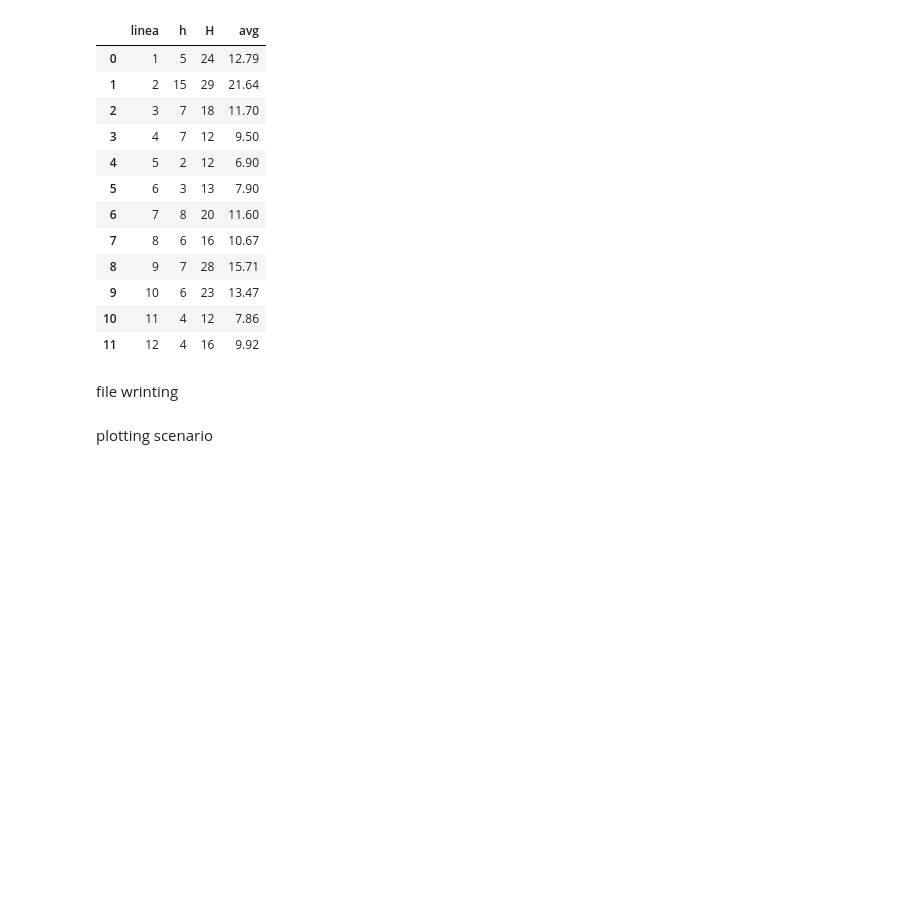
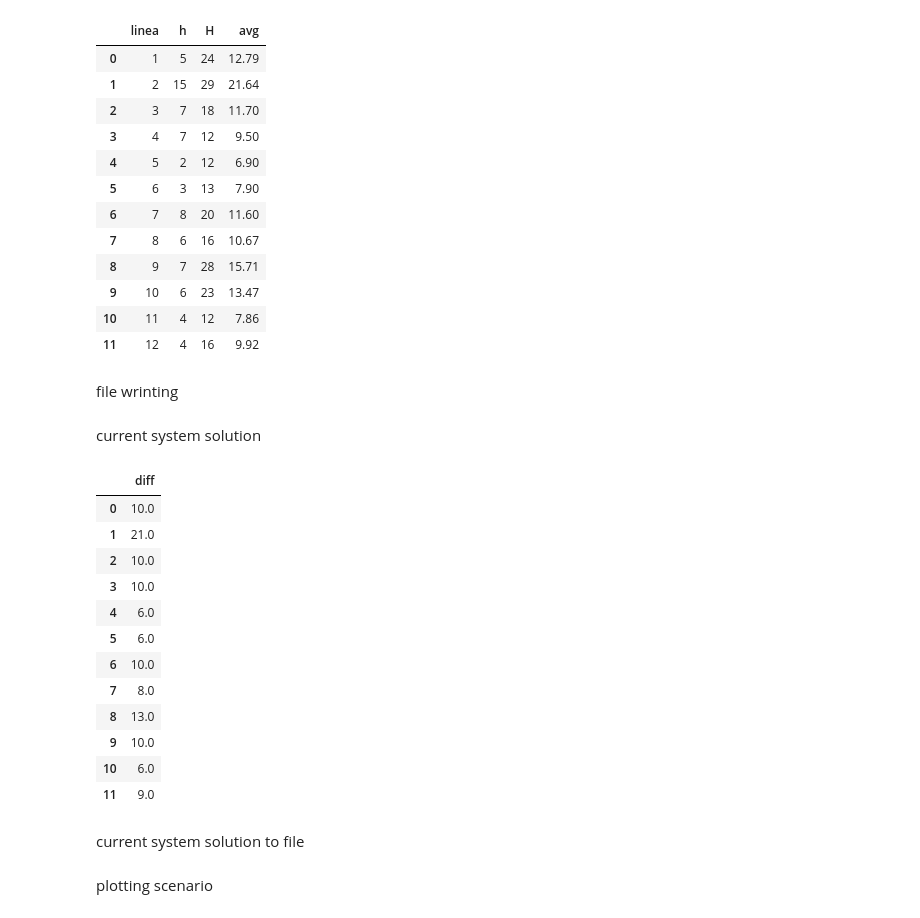
Before and after one commit to jonathan-murana/bus-generator, a Jupyter notebook: bus.ipynb, the cells around one changed output. Drawn from its saved outputs; the diff is of its cells as text; code cells hidden in the pictures; blank space fills up the shorter version.

```diff
--- a/bus.ipynb
+++ b/bus.ipynb
@@ -682,3 +682,51 @@ redondeado_frec_h_H_avg_ids_to_file=frec_h_H_avg_ids_to_file.round(2)
 redondeado_frec_h_H_avg_ids_to_file.to_csv("frecuencias.csv", sep='\t',
                                            encoding='utf-8', index=False, header=False)
 redondeado_points_con_ids.to_csv("points.csv", sep='\t', encoding='utf-8', index=False, header=False)
+# %% [markdown]
+current system solution
+# %%
+current_solution_aux = bus_schedules_by_stops.copy()
+
+
+frecuencias_validas_horarios= current_solution_aux.query('tipo_dia == 1 and ordinal==1 and hora >=' +
+                                             str(lower_limit_time_range-400) +
+                                            'and hora <= ' + str(upper_limit_time_range+400)
+                                            )
+current_solution_aux = current_solution_aux[current_solution_aux['frecuencia'].isin(
+    frecuencias_validas_horarios['frecuencia'])]
+current_solution_aux = current_solution_aux.query('ordinal == 1 and tipo_dia==1')
+current_solution_aux['siguiente'] = current_solution_aux.hora.shift(-1)
+current_solution_aux['diff'] = current_solution_aux.apply(lambda e:diff(
+    e.hora,e.siguiente),axis = 1)
+
+current_solution_aux = current_solution_aux[current_solution_aux['cod_variante'].isin(frec_h_H_avg['linea'])]
+current_solution_aux = current_solution_aux[current_solution_aux['diff'] > 0]
+current_solution_aux = current_solution_aux.groupby('cod_variante').mean().reset_index()
+
+
+frec_h_H_avg_aux =  pd.merge(frequency, current_solution_aux,
+                 how='left', left_on=['linea'], right_on=['cod_variante']).copy()
+
+frec_h_H_avg_aux = frec_h_H_avg_aux[['diff']]
+
+
+frec_h_H_avg_aux=frec_h_H_avg_aux.round(0)
+frec_h_H_avg_aux
+
+#current_solution_aux.group('cod_variante').avg
+# %% [output]
+|  | diff |
+| 0 | 10.0 |
+| 1 | 21.0 |
+| 2 | 10.0 |
+| 3 | 10.0 |
+| 4 | 6.0 |
+| 5 | 6.0 |
+| 6 | 10.0 |
+| 7 | 8.0 |
+| 8 | 13.0 |
+| 9 | 10.0 |
+| 10 | 6.0 |
+| 11 | 9.0 |
+# %% [markdown]
+current system solution to file
```
Also changed, not shown: parts of 1 cell of this notebook, 1 other file.
